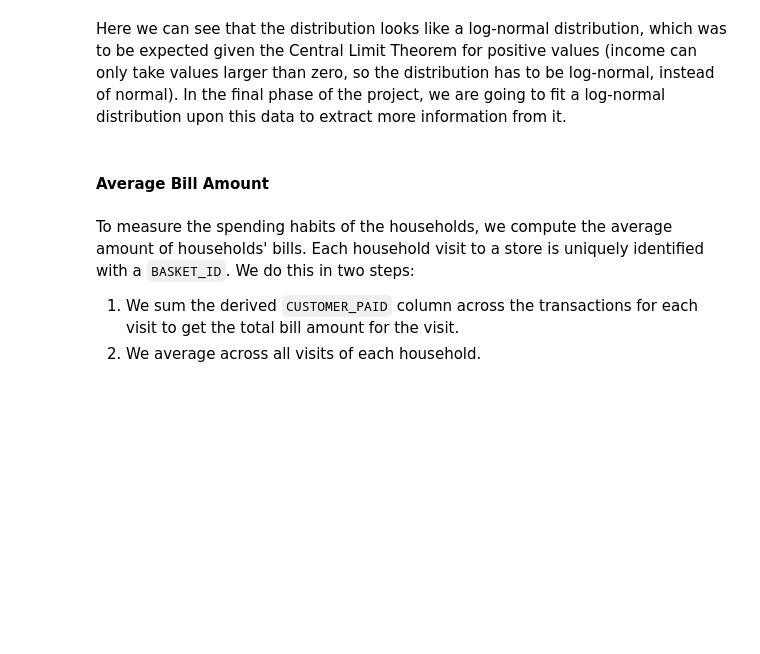
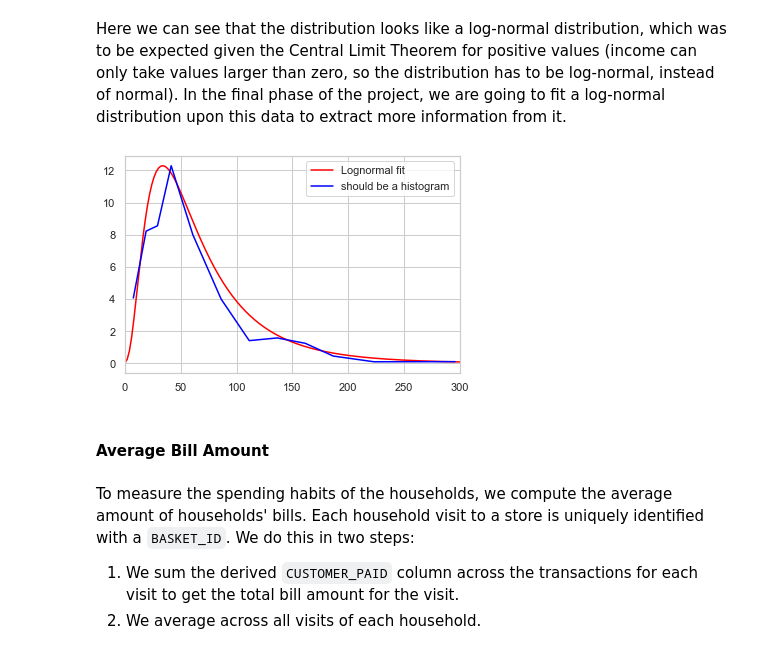
Before and after one commit to BoschSamuel/ADA_Project_2019, a Jupyter notebook: main.ipynb, the cells around one changed output. Saved outputs shown, nothing was run; the diff lists cells and outputs as text; code cells hidden in the pictures; blank space fills up the shorter version.

Commit message:
added lognormal fit - TODO: make proper hist/bar plot

```diff
--- a/main.ipynb
+++ b/main.ipynb
@@ -338,6 +338,7 @@ diff = bins[:,0]-bins[:,1]
 
 # Calculate the geometric means of the bins, to be used for fitting a log-normal distribution curve
 geo_means = np.sqrt(bins[:,0]*bins[:,1])
+geo_means[0] = np.mean([bins[0,0],bins[0,1]])
 # %% [markdown]
 The `geo_means` variable is relevant, as it approximately represents the average value within every bin (assuming a log-normal distribution). The geometric mean between the lower and upper boud of a bin is more accurate than taking the average between the upper and lower bound.
 # %%
@@ -359,3 +371,24 @@ Here we can see that the distribution looks like a log-normal distribution, whic
+# %%
+import scipy.stats as ss
+
+def plot_f(x_range, mu, sigma, alpha):
+    '''
+    Plots the f distribution function for a given x range, dfn and dfd
+    If mu and sigma are not provided, standard f is plotted
+    Passes any keyword arguments to matplotlib plot function
+    '''
+    x = x_range
+    #y = ss.f.pdf(x, dfn, dfd, mu, sigma)
+    y = 1/((x-mu)*np.sqrt(2*np.pi*sigma**2))*np.exp(-np.log((x-mu)/alpha)**2/2/sigma**2)
+    plt.plot(x*10, y*np.max(income_desc_density)/np.max(y),label = "Lognormal fit", color="red")
+    plt.plot(geo_means, income_desc_density, color='blue',label='should be a histogram')
+    plt.xlim([0,300])
+
+x = np.linspace(0.001, 100, 500)
+plot_f(x, mu, sigma, alpha)
+plt.legend();
+# %% [output]
+[figure, added]
 # %% [markdown]
 #### Average Bill Amount
 # %% [markdown]
```
Also changed, not shown: parts of 27 cells of this notebook.
